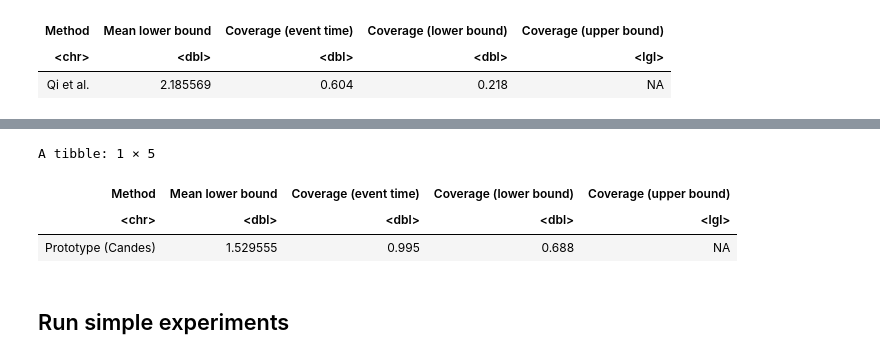
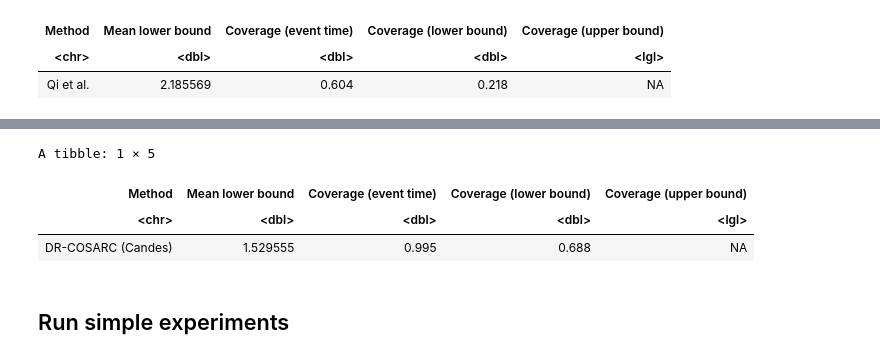
Before and after one commit to msesia/conformal_survival, a Jupyter notebook: code/examples/example_1.ipynb, the cells around one changed output, grey strips where cells are left out. Saved outputs shown, nothing was run; the diff lists cells and outputs as text; code cells hidden in the pictures.

```diff
--- a/code/examples/example_1.ipynb
+++ b/code/examples/example_1.ipynb
@@ -276,10 +276,10 @@ A tibble: 1 × 5
 | Oracle | 1.991624 | 0.891 | 0.273 | NA |
 # %%
 # No calibration (trust the survival model's output)
-pred.nominal <- surv_model$predict_quantiles(data.test, probs=alpha)[[1]]
+pred.uncalibrated <- surv_model$predict_quantiles(data.test, probs=alpha)[[1]]
 
 evaluate_bounds(data.test$time,
-                pred.nominal,
+                pred.uncalibrated,
                 event_time=data.test.oracle$event_time,
                 oracle=pred.oracle,
                 method="None")
@@ -323,15 +323,14 @@ A tibble: 1 × 5
 | <chr> | <dbl> | <dbl> | <dbl> | <lgl> |
 | Qi et al. | 2.185569 | 0.604 | 0.218 | NA |
 # %%
-# Prototype (combined with Gui's approach)
-pred.proto <- predict_prototype(data.test, surv_model, cens_model, data.cal, alpha,
-                                cutoffs="adaptive")
+# DR-COSARC with adaptive threshold (extending Gui et al.)
+pred.drcosarc <- predict_drcosarc(data.test, surv_model, cens_model, data.cal, alpha, cutoffs="adaptive")
 
 evaluate_bounds(data.test$time,
-                pred.proto,
+                pred.drcosarc,
                 event_time=data.test.oracle$event_time,
                 oracle=pred.oracle,
-                method="Prototype (Gui)")
+                method="DR-COSARC (Gui)")
 # %% [output]
 A tibble: 1 × 5
 | Method | Mean lower bound | Coverage (event time) | Coverage (lower bound) | Coverage (upper bound) |
@@ -340,18 +339,17 @@ A tibble: 1 × 5
 # %%
-# Prototype (combined with Candes' approach)
-pred.proto.candes <- predict_prototype(data.test, surv_model, cens_model, data.cal, alpha,
-                                       cutoffs="candes-fixed")
+# DR-COSARC with fixed threshold (extending Candes et al.)
+pred.drcosarc.candes <- predict_drcosarc(data.test, surv_model, cens_model, data.cal, alpha, cutoffs="candes-fixed")
 
 evaluate_bounds(data.test$time,
-                pred.proto.candes,
+                pred.drcosarc.candes,
                 event_time=data.test.oracle$event_time,
                 oracle=pred.oracle,
-                method="Prototype (Candes)")
+                method="DR-COSARC (Candes)")
 # %% [output]
 A tibble: 1 × 5
 | Method | Mean lower bound | Coverage (event time) | Coverage (lower bound) | Coverage (upper bound) |
 | <chr> | <dbl> | <dbl> | <dbl> | <lgl> |
-| Prototype (Candes) | 1.529555 | 0.995 | 0.688 | NA |
+| DR-COSARC (Candes) | 1.529555 | 0.995 | 0.688 | NA |
 # %% [markdown]
 ## Run simple experiments
 # %%
```
Also changed, not shown: parts of 7 cells of this notebook, 6 other files.
